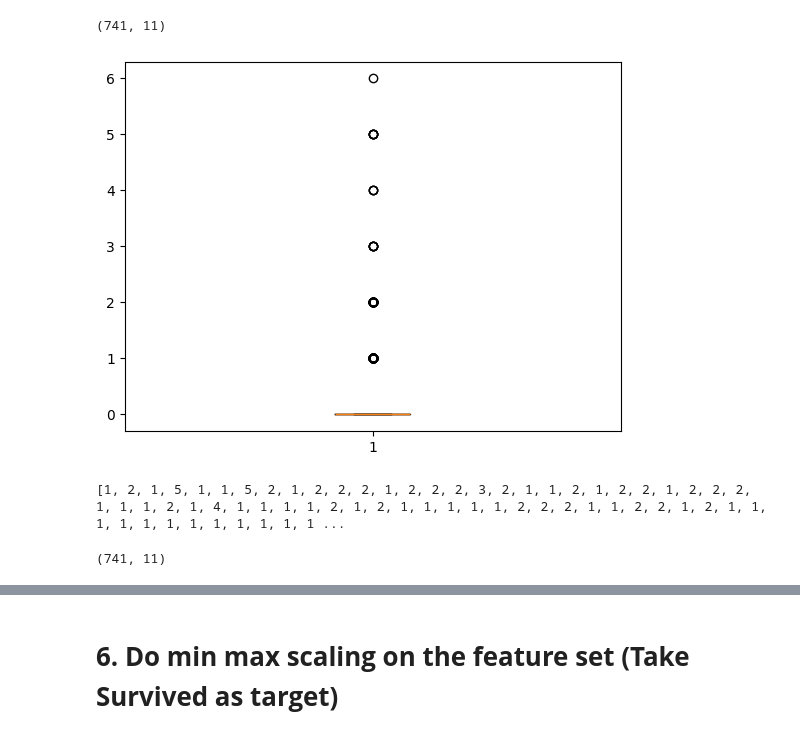
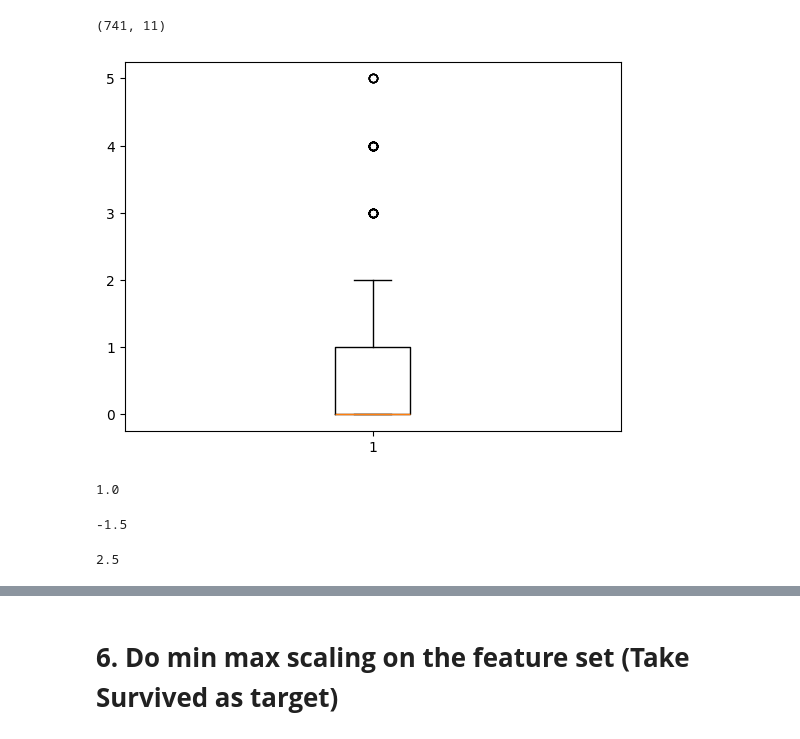
Before and after one commit to Joyna-Joy/dsa_CaseStudy_ICTAK_2024_25, a Jupyter notebook: DataScience_Preprocessing(Jan25).ipynb, the cells around one changed output, grey strips where cells are left out. Drawn from its saved outputs; the diff is of its cells as text; code cells hidden in the pictures.

```diff
--- a/DataScience_Preprocessing(Jan25).ipynb
+++ b/DataScience_Preprocessing(Jan25).ipynb
@@ -211,25 +214,24 @@ titanic_data.shape
 # %% [output]
 (741, 11)
 # %%
-plt.boxplot(titanic_data['Parch'])
+plt.boxplot(titanic_data['SibSp'])
 plt.show()
 # %% [output]
-[figure, old version]
+[figure, new version]
-# %%
-Q1_Parch = np.percentile(titanic_data['Parch'], 25)
-Q3_Parch = np.percentile(titanic_data['Parch'], 75)
-IQR_Parch = Q3_Parch - Q1_Parch
-lower_limit_Parch = Q1_Parch - 1.5 * IQR_Parch
-upper_limit_Parch = Q3_Parch + 1.5 * IQR_Parch
-
-outliers_Parch = []
-for i in titanic_data['Parch']:
-  if (i < lower_limit_Parch) or (i > upper_limit_Parch):
-    outliers_Parch.append(i)
-print(outliers_Parch)
-# %% [output]
-[1, 2, 1, 5, 1, 1, 5, 2, 1, 2, 2, 2, 1, 2, 2, 2, 3, 2, 1, 1, 2, 1, 2, 2, 1, 2, 2, 2, 1, 1, 1, 2, 1, 4, 1, 1, 1, 1, 2, 1, 2, 1, 1, 1, 1, 1, 2, 2, 2, 1, 1, 2, 2, 1, 2, 1, 1, 1, 1, 1, 1, 1, 1, 1, 1, 1, 1 ...
-# %%
-titanic_data.shape
-# %% [output]
-(741, 11)
+# %%
+Q1_SibSp = np.percentile(titanic_data['SibSp'], 25)
+Q3_SibSp = np.percentile(titanic_data['SibSp'], 75)
+IQR_SibSp = Q3_SibSp - Q1_SibSp
+IQR_SibSp
+# %% [output]
+1.0
+# %%
+lower_limit_SibSp = Q1_SibSp - 1.5 * IQR_SibSp
+lower_limit_SibSp
+# %% [output]
+-1.5
+# %%
+upper_limit_SibSp = Q3_SibSp + 1.5 * IQR_SibSp
+upper_limit_SibSp
+# %% [output]
+2.5
```
Also changed, not shown: parts of 11 cells of this notebook.
